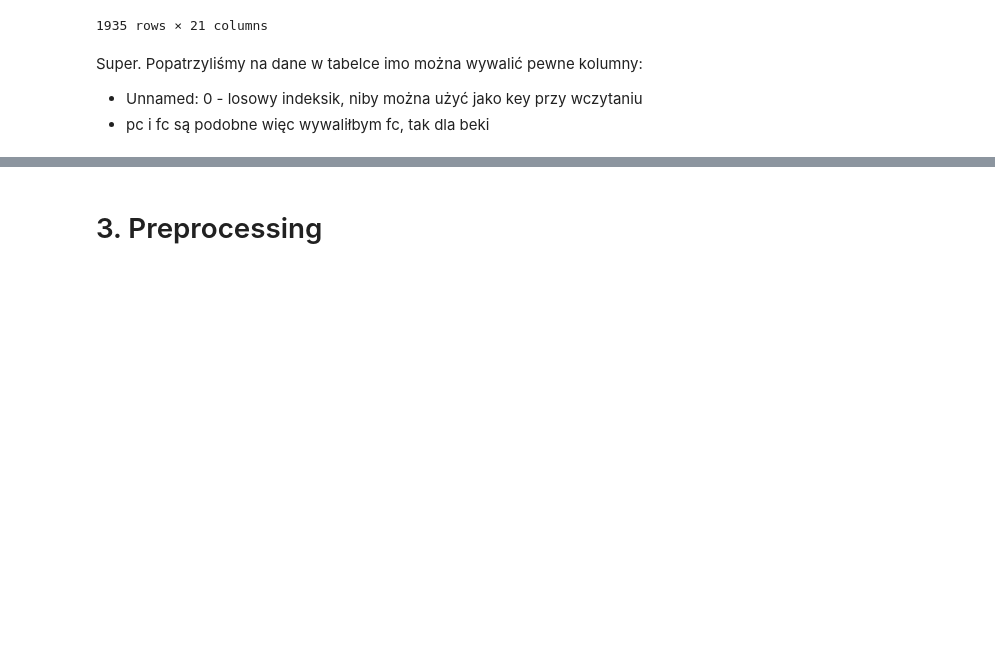
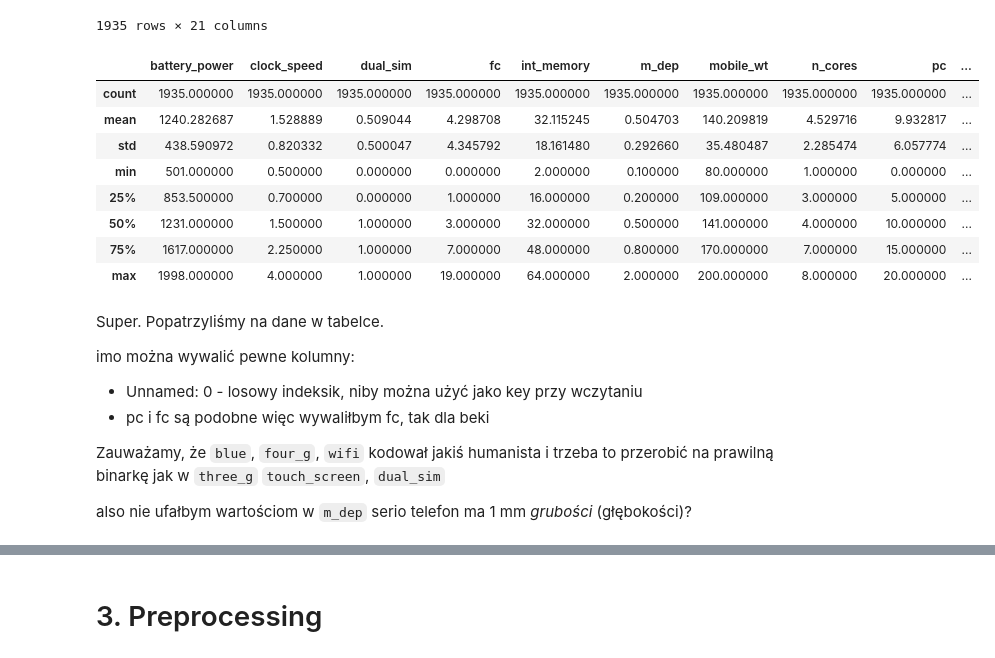
Before and after one commit to xDDreki/projekt_ML, a Jupyter notebook: sieci.ipynb, the cells around one changed output, grey strips where cells are left out. Drawn from its saved outputs; the diff is of its cells as text; code cells hidden in the pictures; blank space fills up the shorter version.

```diff
--- a/sieci.ipynb
+++ b/sieci.ipynb
@@ -27,11 +26,29 @@ raw_df
 | 1998 | 1512 | no | 0.9 | 0 | 4 | yes | 46 | 0.1 | 145 | ... |
 | 1999 | 510 | yes | 2.0 | 1 | 5 | yes | 45 | 0.9 | 168 | ... |
 1935 rows × 21 columns
+# %%
+raw_df.describe()
+# %% [output]
+|  | battery_power | clock_speed | dual_sim | fc | int_memory | m_dep | mobile_wt | n_cores | pc | ... |
+| count | 1935.000000 | 1935.000000 | 1935.000000 | 1935.000000 | 1935.000000 | 1935.000000 | 1935.000000 | 1935.000000 | 1935.000000 | ... |
+| mean | 1240.282687 | 1.528889 | 0.509044 | 4.298708 | 32.115245 | 0.504703 | 140.209819 | 4.529716 | 9.932817 | ... |
+| std | 438.590972 | 0.820332 | 0.500047 | 4.345792 | 18.161480 | 0.292660 | 35.480487 | 2.285474 | 6.057774 | ... |
+| min | 501.000000 | 0.500000 | 0.000000 | 0.000000 | 2.000000 | 0.100000 | 80.000000 | 1.000000 | 0.000000 | ... |
+| 25% | 853.500000 | 0.700000 | 0.000000 | 1.000000 | 16.000000 | 0.200000 | 109.000000 | 3.000000 | 5.000000 | ... |
+| 50% | 1231.000000 | 1.500000 | 1.000000 | 3.000000 | 32.000000 | 0.500000 | 141.000000 | 4.000000 | 10.000000 | ... |
+| 75% | 1617.000000 | 2.250000 | 1.000000 | 7.000000 | 48.000000 | 0.800000 | 170.000000 | 7.000000 | 15.000000 | ... |
+| max | 1998.000000 | 4.000000 | 1.000000 | 19.000000 | 64.000000 | 2.000000 | 200.000000 | 8.000000 | 20.000000 | ... |
 # %% [markdown]
-Super. Popatrzyliśmy na dane w tabelce
+Super. Popatrzyliśmy na dane w tabelce.
+
+
 imo można wywalić pewne kolumny:
 - Unnamed: 0 - losowy indeksik, niby można użyć jako key przy wczytaniu
 - pc i fc są podobne więc wywaliłbym fc, tak dla beki
+
+Zauważamy, że `blue`, `four_g`, `wifi` kodował jakiś humanista i trzeba to przerobić na prawilną binarkę jak w `three_g` `touch_screen`, `dual_sim`
+
+also nie ufałbym wartościom w `m_dep` serio telefon ma 1 mm *grubości* (głębokości)?
 # %%
 raw_df = raw_df.drop(columns=["fc"])
 # %%
```
Also changed, not shown: parts of 11 cells of this notebook.
